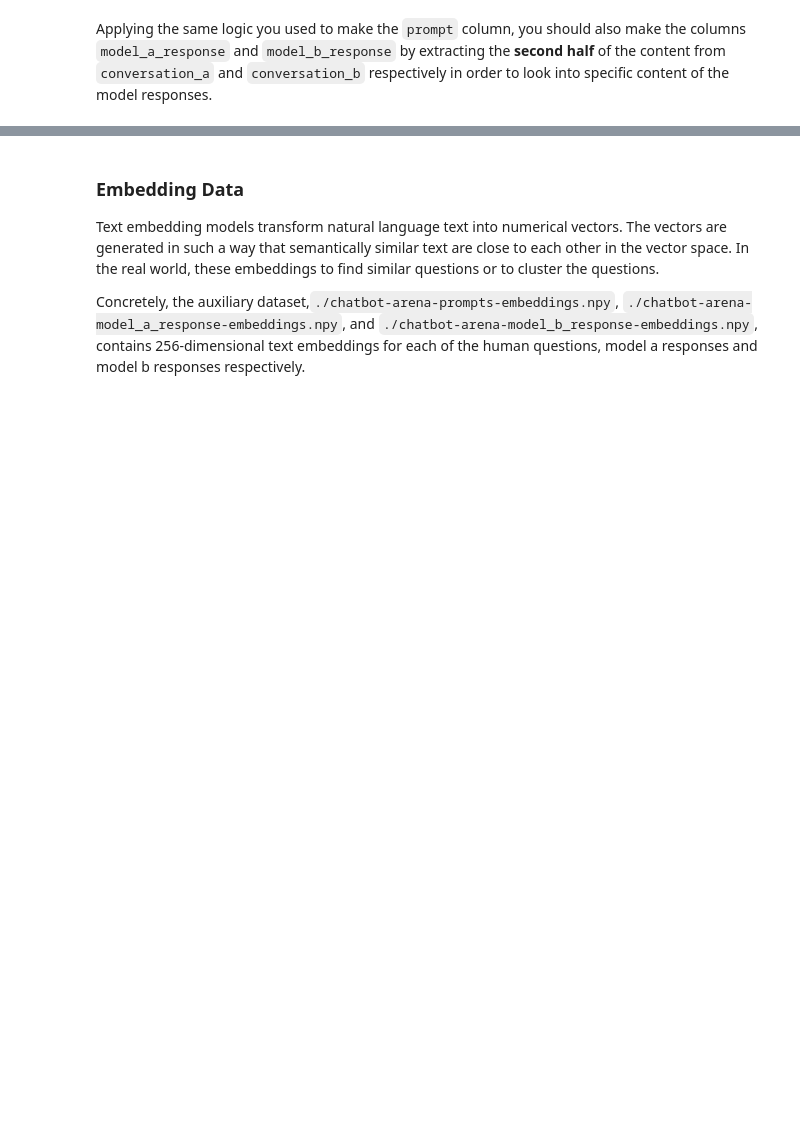
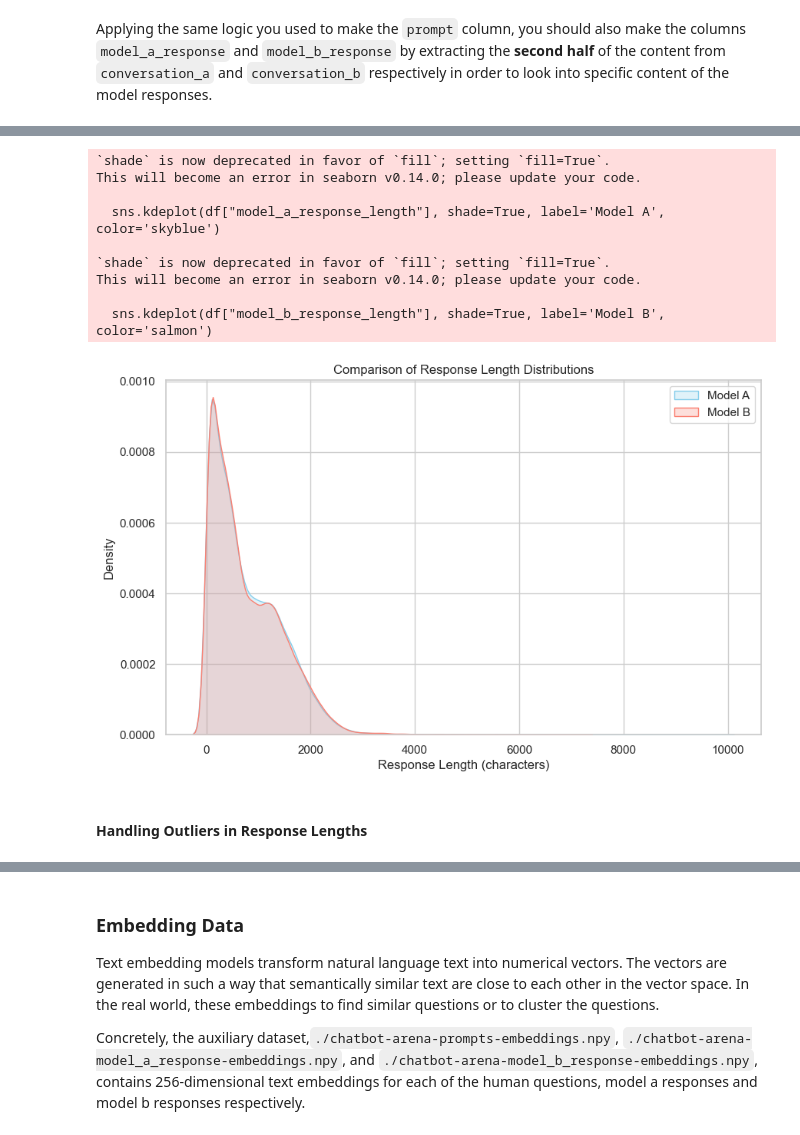
Before and after one commit to surajr10/ds200-grad-project, a Jupyter notebook: notebooks/nlp-eda-starter.ipynb, the cells around one changed output, grey strips where cells are left out. Cells and saved outputs as stored; diff of their text form; code cells hidden in the pictures; blank space fills up the shorter version.

```diff
--- a/notebooks/nlp-eda-starter.ipynb
+++ b/notebooks/nlp-eda-starter.ipynb
@@ -256,3 +263,27 @@ sns.histplot(df["prompt_length"], kde=True)
 Now, can you apply the same thought process to visualize the distribution of the response length?
 # %% [markdown]
 Applying the same logic you used to make the `prompt` column, you should also make the columns `model_a_response` and `model_b_response` by extracting the **second half** of the content from `conversation_a` and `conversation_b` respectively in order to look into specific content of the model responses.
+# %%
+# Function to extract the assistant's response from a conversation
+def extract_assistant_response(conversation):
+    """
+    Extracts the assistant's response from a conversation list.
+
+    Parameters:
+    - conversation (list): A list of dictionaries representing the conversation turns.
+
+    Returns:
+    - str: The content of the assistant's response. Returns an empty string if not found.
+    """
+    if isinstance(conversation, list):
+        for turn in conversation:
+            if turn.get("role") == "assistant":
+                return turn.get("content", "")
+    return ""
+
+# Apply the function to extract responses for both models
+df["model_a_response"] = df["conversation_a"].apply(extract_assistant_response)
+df["model_b_response"] = df["conversation_b"].apply(extract_assistant_response)
+
+# Display the first few rows to verify extraction
+print(df[["conversation_a", "model_a_response", "conversation_b", "model_b_response"]].head())
@@ -258,0 +368,23 @@ Applying the same logic you used to make the `prompt` column, you should also ma
+# %%
+# Overlayed KDE plots for both models
+plt.figure(figsize=(10, 6))
+sns.kdeplot(df["model_a_response_length"], shade=True, label='Model A', color='skyblue')
+sns.kdeplot(df["model_b_response_length"], shade=True, label='Model B', color='salmon')
+plt.title("Comparison of Response Length Distributions")
+plt.xlabel("Response Length (characters)")
+plt.ylabel("Density")
+plt.legend()
+plt.show()
+# %% [output]
+`shade` is now deprecated in favor of `fill`; setting `fill=True`.
+This will become an error in seaborn v0.14.0; please update your code.
+
+  sns.kdeplot(df["model_a_response_length"], shade=True, label='Model A', color='skyblue')
+
+`shade` is now deprecated in favor of `fill`; setting `fill=True`.
+This will become an error in seaborn v0.14.0; please update your code.
+
+  sns.kdeplot(df["model_b_response_length"], shade=True, label='Model B', color='salmon')
+[figure, added]
+# %% [markdown]
+#### Handling Outliers in Response Lengths
```
Also changed, not shown: parts of 40 cells of this notebook.
